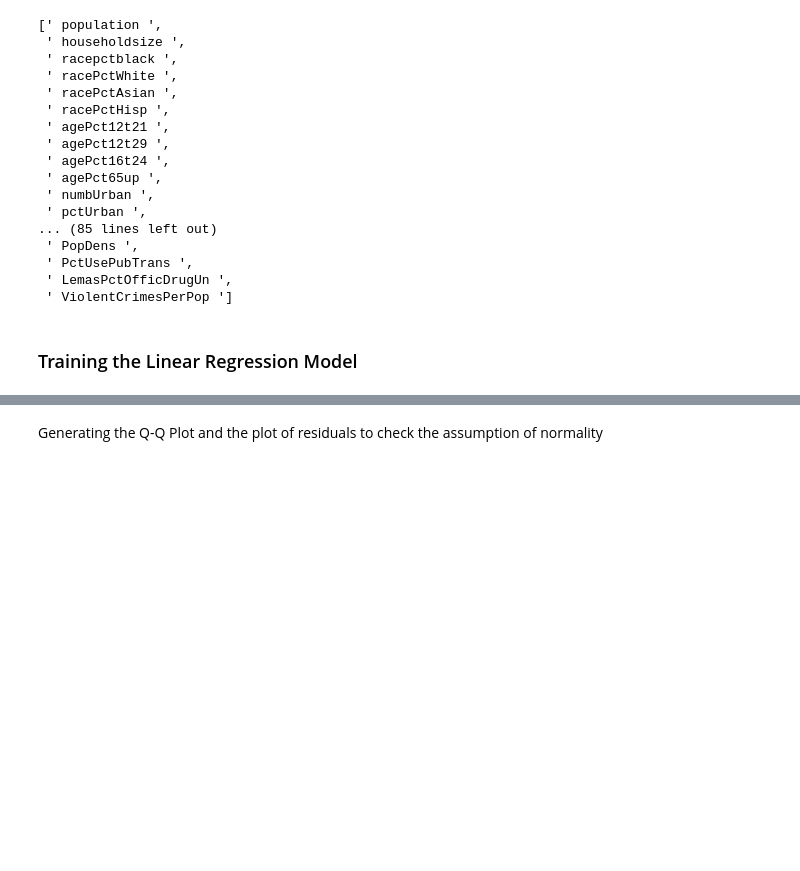
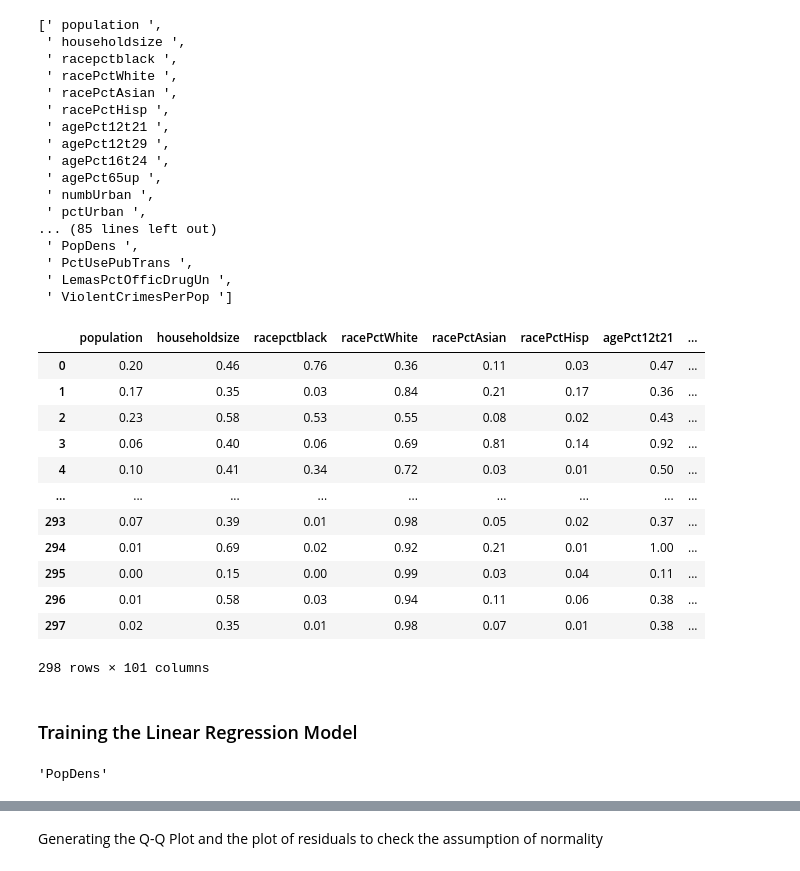
Before and after one commit to aidanlockwood20/CAB420-Codebase, a Jupyter notebook: Assessment/assignment_1a/assignment_1a.ipynb, the cells around one changed output, grey strips where cells are left out. Cells and saved outputs as stored; diff of their text form; code cells hidden in the pictures; blank space fills up the shorter version.

```diff
--- a/Assessment/assignment_1a/assignment_1a.ipynb
+++ b/Assessment/assignment_1a/assignment_1a.ipynb
@@ -126,8 +127,28 @@ y_q1_val = q1_val['ViolentCrimesPerPop']
 y_q1_val = y_q1_val.to_numpy()
 X_q1_val = q1_val.drop(columns=['ViolentCrimesPerPop'])
 X_q1_val = X_q1_val.to_numpy()
+# %%
+q1_val
+# %% [output]
+|  | population | householdsize | racepctblack | racePctWhite | racePctAsian | racePctHisp | agePct12t21 | ... |
+| 0 | 0.20 | 0.46 | 0.76 | 0.36 | 0.11 | 0.03 | 0.47 | ... |
+| 1 | 0.17 | 0.35 | 0.03 | 0.84 | 0.21 | 0.17 | 0.36 | ... |
+| 2 | 0.23 | 0.58 | 0.53 | 0.55 | 0.08 | 0.02 | 0.43 | ... |
+| 3 | 0.06 | 0.40 | 0.06 | 0.69 | 0.81 | 0.14 | 0.92 | ... |
+| 4 | 0.10 | 0.41 | 0.34 | 0.72 | 0.03 | 0.01 | 0.50 | ... |
+| ... | ... | ... | ... | ... | ... | ... | ... | ... |
+| 293 | 0.07 | 0.39 | 0.01 | 0.98 | 0.05 | 0.02 | 0.37 | ... |
+| 294 | 0.01 | 0.69 | 0.02 | 0.92 | 0.21 | 0.01 | 1.00 | ... |
+| 295 | 0.00 | 0.15 | 0.00 | 0.99 | 0.03 | 0.04 | 0.11 | ... |
+| 296 | 0.01 | 0.58 | 0.03 | 0.94 | 0.11 | 0.06 | 0.38 | ... |
+| 297 | 0.02 | 0.35 | 0.01 | 0.98 | 0.07 | 0.01 | 0.38 | ... |
+298 rows × 101 columns
 # %% [markdown]
 ### Training the Linear Regression Model
+# %%
+q1_train.columns.to_list()[97]
+# %% [output]
+'PopDens'
 # %%
 linear_regression_model = sm.OLS(y_q1_train, X_q1_train).fit()
 linear_regression_training_metrics = eval_model_metrics(linear_regression_model, X_q1_train, y_q1_train)
```
Also changed, not shown: parts of 25 cells of this notebook, 2 other files.
